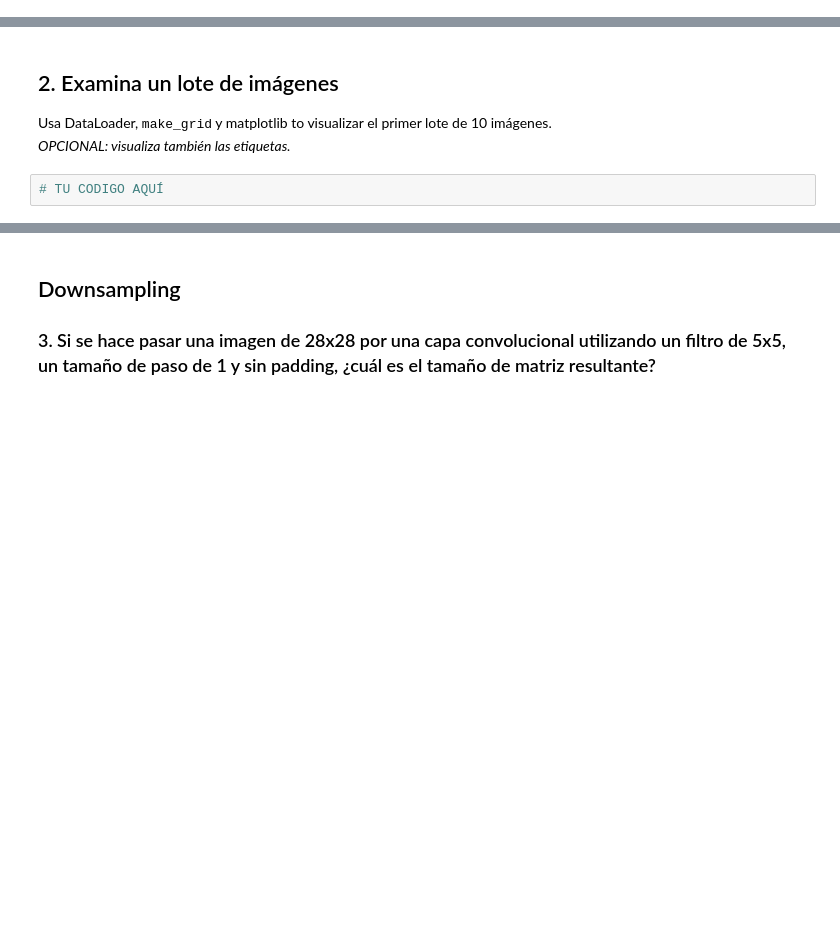
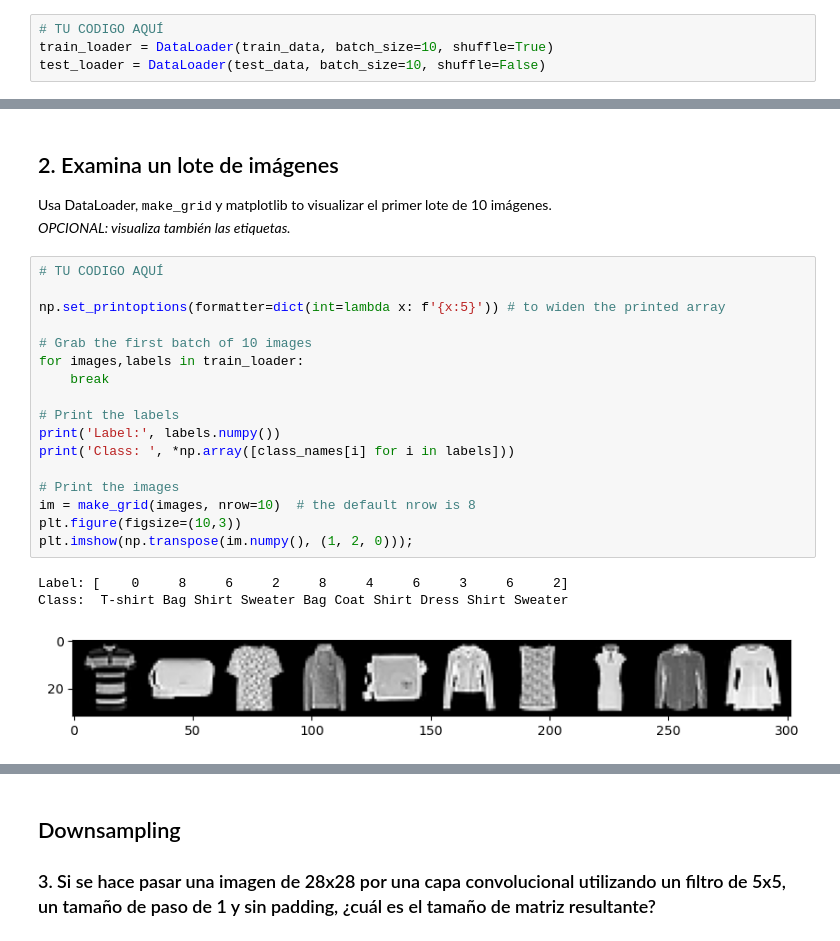
Before and after one commit to Vic263RP/MIA3-Formacion-2023-UV-AI, a Jupyter notebook: B2_DL/DL2/2_ConvolucionalesPytorch/3-Ejercicio_CNN.ipynb, the cells around one changed output, grey strips where cells are left out. Drawn from its saved outputs; the diff is of its cells as text; blank space fills up the shorter version.

```diff
--- a/B2_DL/DL2/2_ConvolucionalesPytorch/3-Ejercicio_CNN.ipynb
+++ b/B2_DL/DL2/2_ConvolucionalesPytorch/3-Ejercicio_CNN.ipynb
@@ -65,11 +47,34 @@ El tamaño de lote será 10 para ambos.
+# %%
+# TU CODIGO AQUÍ
+train_loader = DataLoader(train_data, batch_size=10, shuffle=True)
+test_loader = DataLoader(test_data, batch_size=10, shuffle=False)
 # %%
 # NO ESCRIBIR AQUÍ
 # %% [markdown]
 ## 2. Examina un lote de imágenes
 Usa DataLoader, <tt>make_grid</tt> y matplotlib to visualizar el primer lote de 10 imágenes.<br>
 *OPCIONAL: visualiza también las etiquetas.*
-# %%
-# TU CODIGO AQUÍ
+# %%
+# TU CODIGO AQUÍ
+
+np.set_printoptions(formatter=dict(int=lambda x: f'{x:5}')) # to widen the printed array
+
+# Grab the first batch of 10 images
+for images,labels in train_loader:
+    break
+
+# Print the labels
+print('Label:', labels.numpy())
+print('Class: ', *np.array([class_names[i] for i in labels]))
+
+# Print the images
+im = make_grid(images, nrow=10)  # the default nrow is 8
+plt.figure(figsize=(10,3))
+plt.imshow(np.transpose(im.numpy(), (1, 2, 0)));
+# %% [output]
+Label: [    0     8     6     2     8     4     6     3     6     2]
+Class:  T-shirt Bag Shirt Sweater Bag Coat Shirt Dress Shirt Sweater
+[figure, added]
 # %%
 # NO ESCRIBIR AQUÍ
 # SOLO IMÁGENES
```
Also changed, not shown: parts of 22 cells of this notebook, 7 other files.
